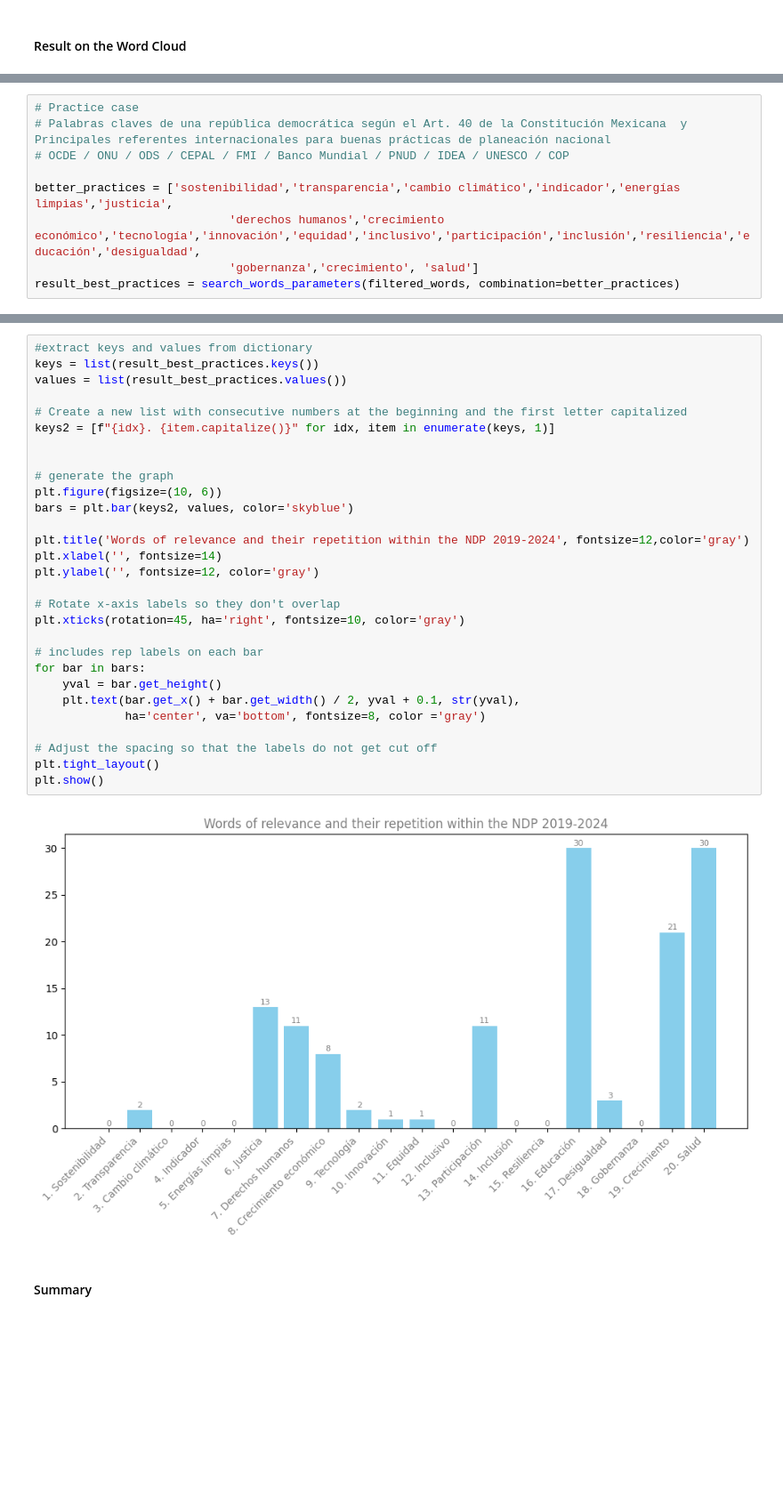
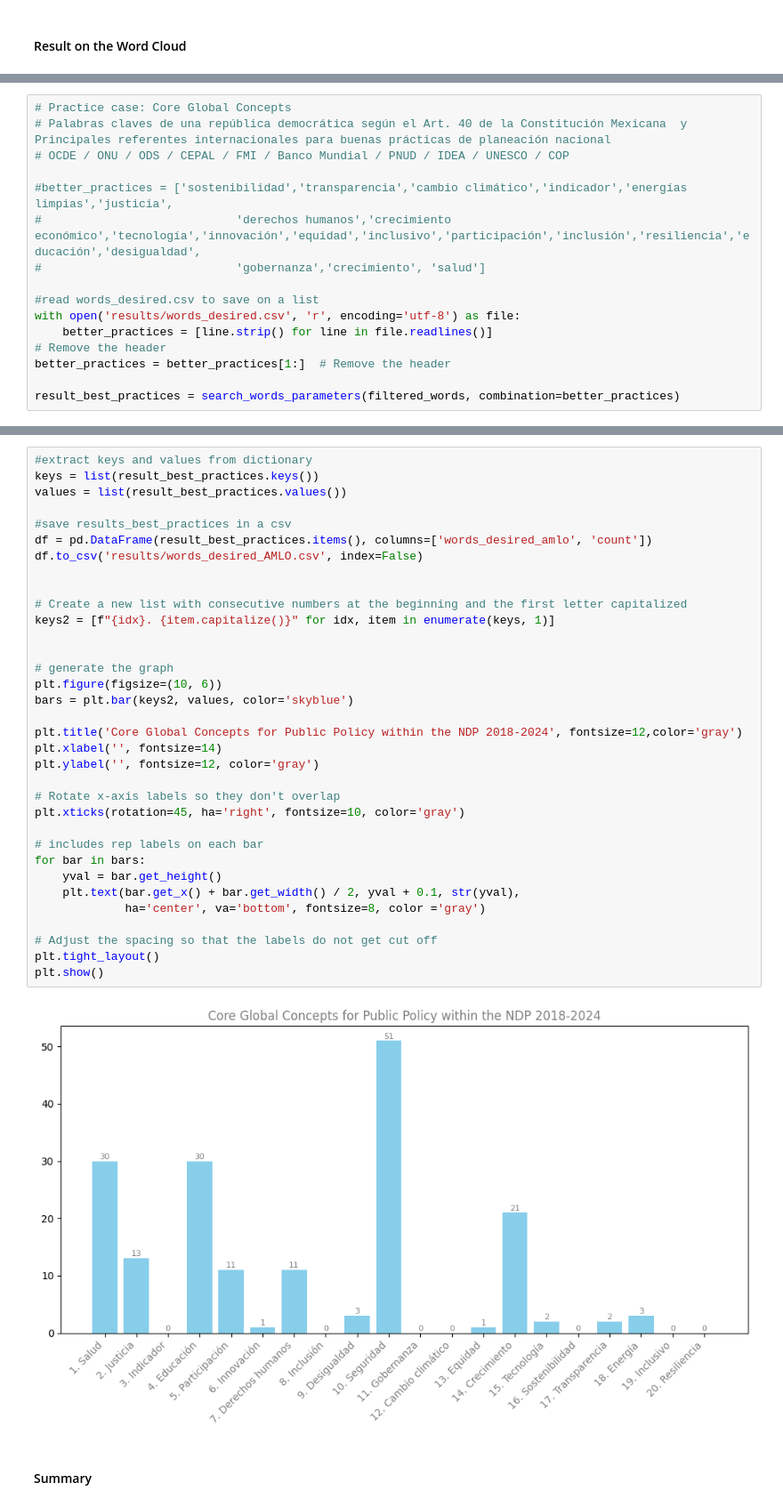
Before and after one commit to hiramdsmx/AnalyticPND2019, a Jupyter notebook: ReadPND2018.ipynb, the cells around one changed output, grey strips where cells are left out. Shown at 89% size. Drawn from its saved outputs; the diff is of its cells as text; blank space fills up the shorter version.

```diff
--- a/ReadPND2018.ipynb
+++ b/ReadPND2018.ipynb
@@ -121,9 +121,16 @@ plt.show()
 # %%
-# Practice case
+# Practice case: Core Global Concepts
 # Palabras claves de una república democrática según el Art. 40 de la Constitución Mexicana  y Principales referentes internacionales para buenas prácticas de planeación nacional
 # OCDE / ONU / ODS / CEPAL / FMI / Banco Mundial / PNUD / IDEA / UNESCO / COP
 
-better_practices = ['sostenibilidad','transparencia','cambio climático','indicador','energías limpias','justicia',
-                            'derechos humanos','crecimiento económico','tecnología','innovación','equidad','inclusivo','participación','inclusión','resiliencia','educación','desigualdad',
-                            'gobernanza','crecimiento', 'salud']
+#better_practices = ['sostenibilidad','transparencia','cambio climático','indicador','energías limpias','justicia',
+#                            'derechos humanos','crecimiento económico','tecnología','innovación','equidad','inclusivo','participación','inclusión','resiliencia','educación','desigualdad',
+#                            'gobernanza','crecimiento', 'salud']
+
+#read words_desired.csv to save on a list
+with open('results/words_desired.csv', 'r', encoding='utf-8') as file:
+    better_practices = [line.strip() for line in file.readlines()]
+# Remove the header
+better_practices = better_practices[1:]  # Remove the header
+
 result_best_practices = search_words_parameters(filtered_words, combination=better_practices)
@@ -134,32 +141,37 @@ result_best_practices = search_words_parameters(filtered_words, combination=bett
 keys = list(result_best_practices.keys())
 values = list(result_best_practices.values())
+
+#save results_best_practices in a csv
+df = pd.DataFrame(result_best_practices.items(), columns=['words_desired_amlo', 'count'])
+df.to_csv('results/words_desired_AMLO.csv', index=False)
+
 
 # Create a new list with consecutive numbers at the beginning and the first letter capitalized
 keys2 = [f"{idx}. {item.capitalize()}" for idx, item in enumerate(keys, 1)]
 
 
 # generate the graph
 plt.figure(figsize=(10, 6))
 bars = plt.bar(keys2, values, color='skyblue')
 
-plt.title('Words of relevance and their repetition within the NDP 2019-2024', fontsize=12,color='gray')
+plt.title('Core Global Concepts for Public Policy within the NDP 2018-2024', fontsize=12,color='gray')
 plt.xlabel('', fontsize=14)
 plt.ylabel('', fontsize=12, color='gray')
 
 # Rotate x-axis labels so they don't overlap
 plt.xticks(rotation=45, ha='right', fontsize=10, color='gray')
 
 # includes rep labels on each bar
 for bar in bars:
     yval = bar.get_height()
     plt.text(bar.get_x() + bar.get_width() / 2, yval + 0.1, str(yval),
              ha='center', va='bottom', fontsize=8, color ='gray')
 
 # Adjust the spacing so that the labels do not get cut off
 plt.tight_layout()
 plt.show()
 # %% [output]
-[figure, old version]
+[figure, new version]
 # %% [markdown]
 #### Summary
 # %%
```
Also changed, not shown: parts of 10 cells of this notebook, 9 other files.
